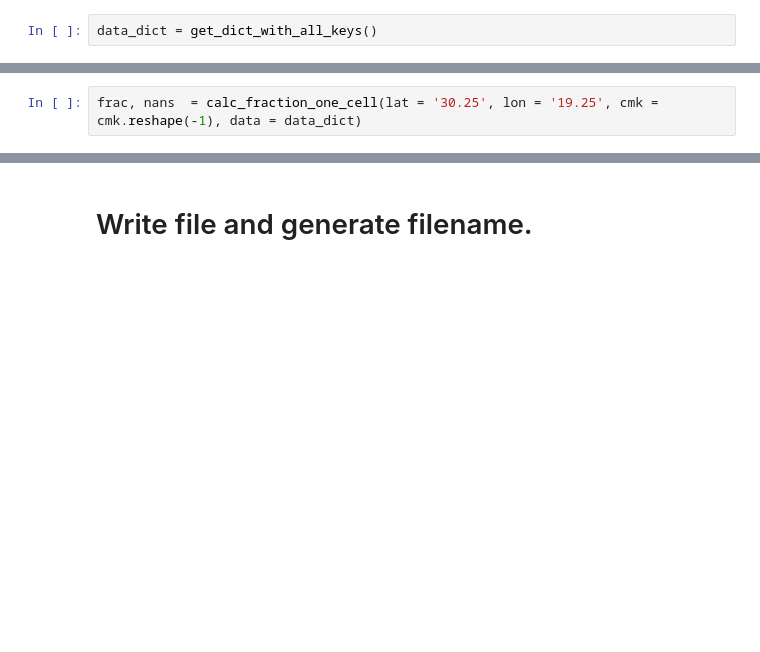
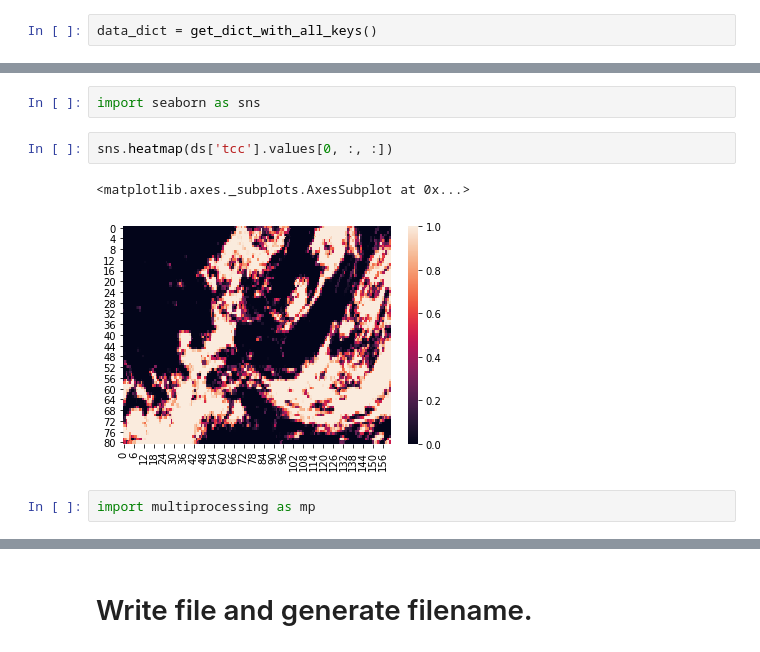
Before and after one commit to hannasv/ms, a Jupyter notebook: notebooks/reading/Calc_CLOUD_FRACTION.ipynb, the cells around one changed output, grey strips where cells are left out. Drawn from its saved outputs; the diff is of its cells as text; blank space fills up the shorter version.

```diff
--- a/notebooks/reading/Calc_CLOUD_FRACTION.ipynb
+++ b/notebooks/reading/Calc_CLOUD_FRACTION.ipynb
@@ -125,2 +100,0 @@ array([[0., 0., 0., ..., 0., 0., 0.],
-# %%
-frac, nans  = calc_fraction_one_cell(lat = '30.25', lon = '19.25', cmk = cmk.reshape(-1), data = data_dict)
@@ -170,0 +246,9 @@ sat_files = glob.glob(sat_dir + "./**/*.grb", recursive = True)
+# %%
+import seaborn as sns
+# %%
+sns.heatmap(ds['tcc'].values[0, :, :])
+# %% [output]
+<matplotlib.axes._subplots.AxesSubplot at 0x...>
+[figure, added]
+# %%
+import multiprocessing as mp
```
Also changed, not shown: parts of 41 cells of this notebook, 9 other files.
